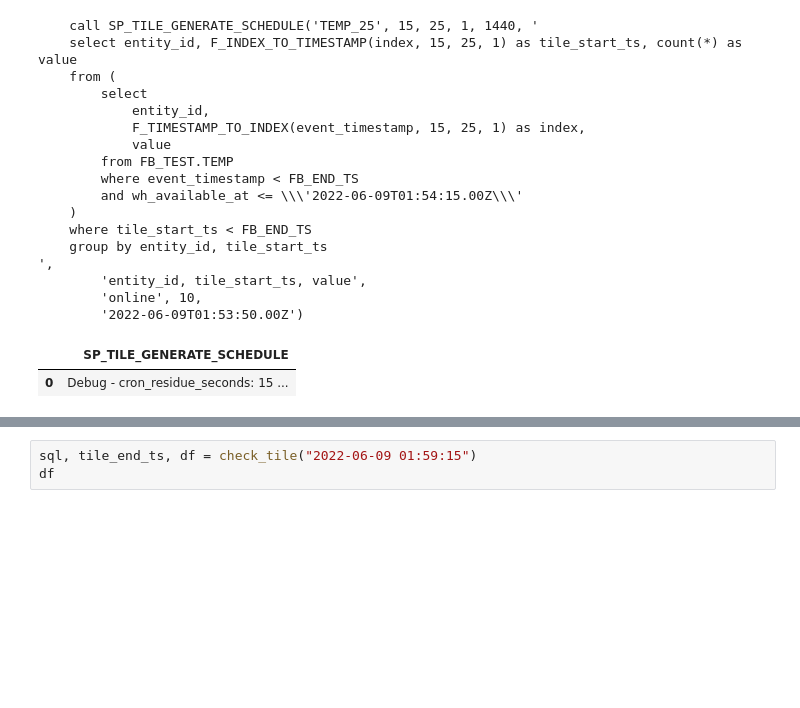
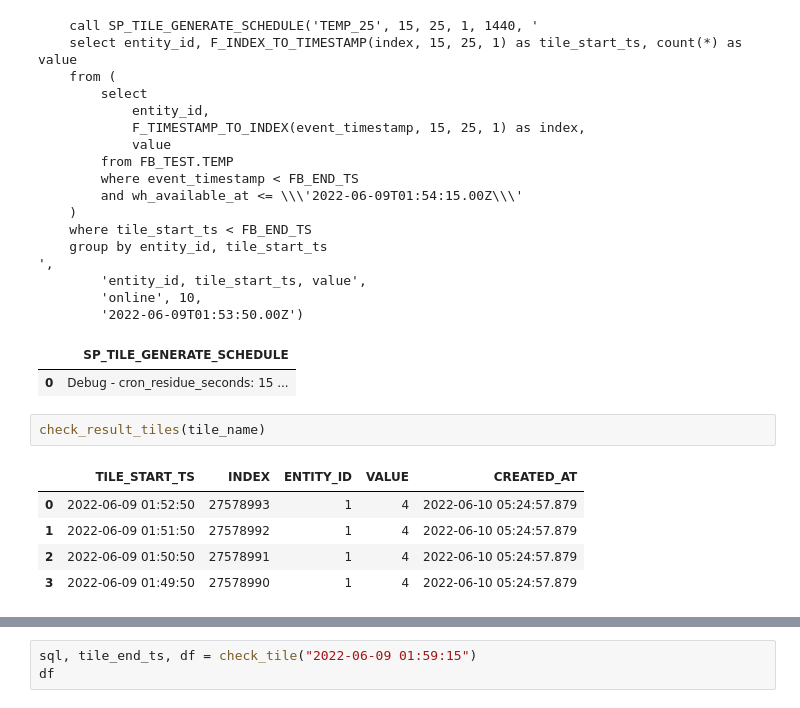
Before and after one commit to featurebyte/featurebyte, a Jupyter notebook: notebook/tile-inconsistency-25.ipynb, the cells around one changed output, grey strips where cells are left out. Saved outputs shown, nothing was run; the diff lists cells and outputs as text; blank space fills up the shorter version.

```diff
--- a/notebook/tile-inconsistency.ipynb
+++ b/notebook/tile-inconsistency-25.ipynb
@@ -263,6 +305,14 @@ generate_tile(sql, tile_end_ts)
         '2022-06-09T01:53:50.00Z')
 |  | SP_TILE_GENERATE_SCHEDULE |
 | 0 | Debug - cron_residue_seconds: 15 ... |
+# %%
+check_result_tiles(tile_name)
+# %% [output]
+|  | TILE_START_TS | INDEX | ENTITY_ID | VALUE | CREATED_AT |
+| 0 | 2022-06-09 01:52:50 | 27578993 | 1 | 4 | 2022-06-10 05:24:57.879 |
+| 1 | 2022-06-09 01:51:50 | 27578992 | 1 | 4 | 2022-06-10 05:24:57.879 |
+| 2 | 2022-06-09 01:50:50 | 27578991 | 1 | 4 | 2022-06-10 05:24:57.879 |
+| 3 | 2022-06-09 01:49:50 | 27578990 | 1 | 4 | 2022-06-10 05:24:57.879 |
 # %%
 check_monitor(tile_name)
 # %% [output]
```
Also changed, not shown: parts of 36 cells of this notebook, 3 other files.
